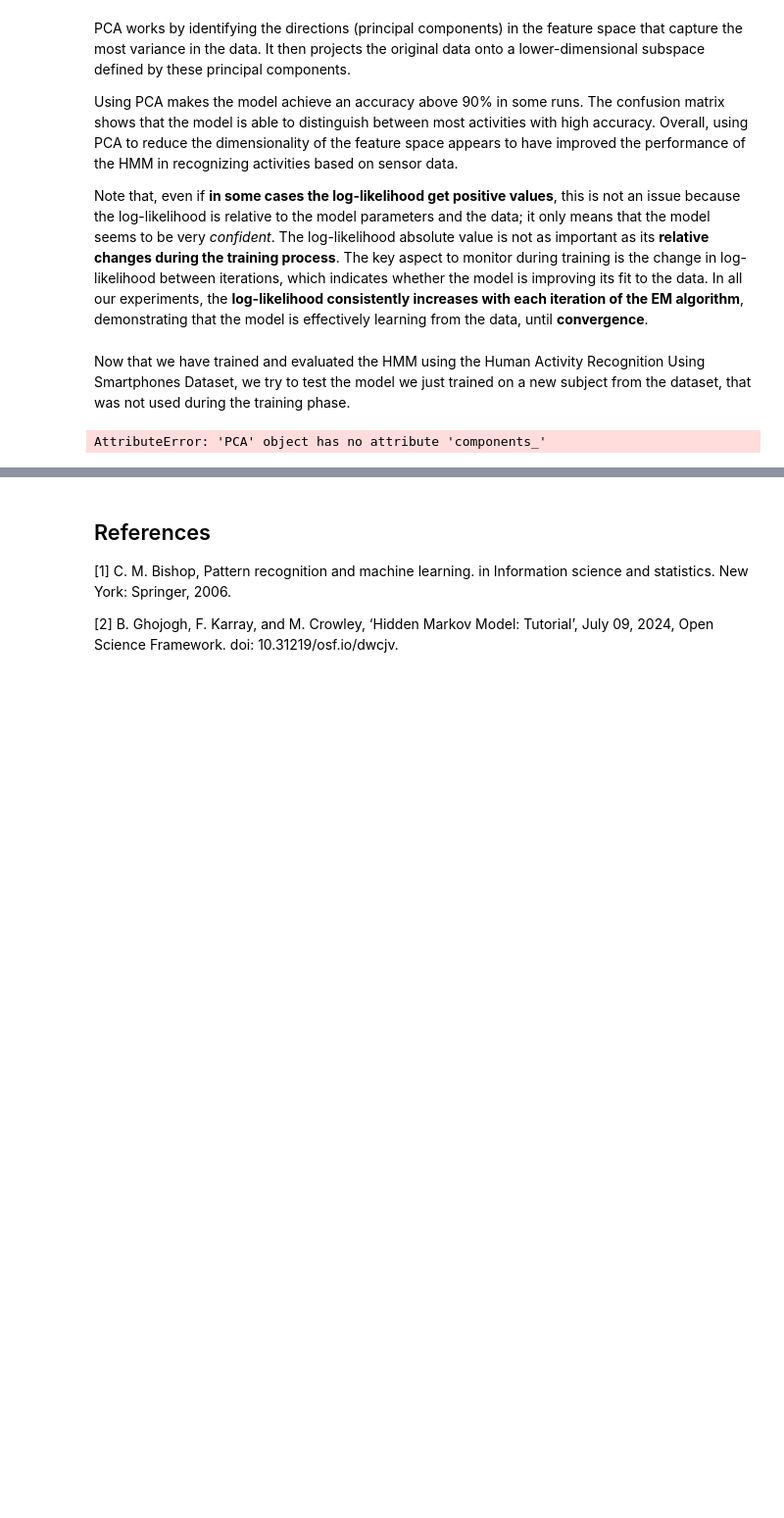
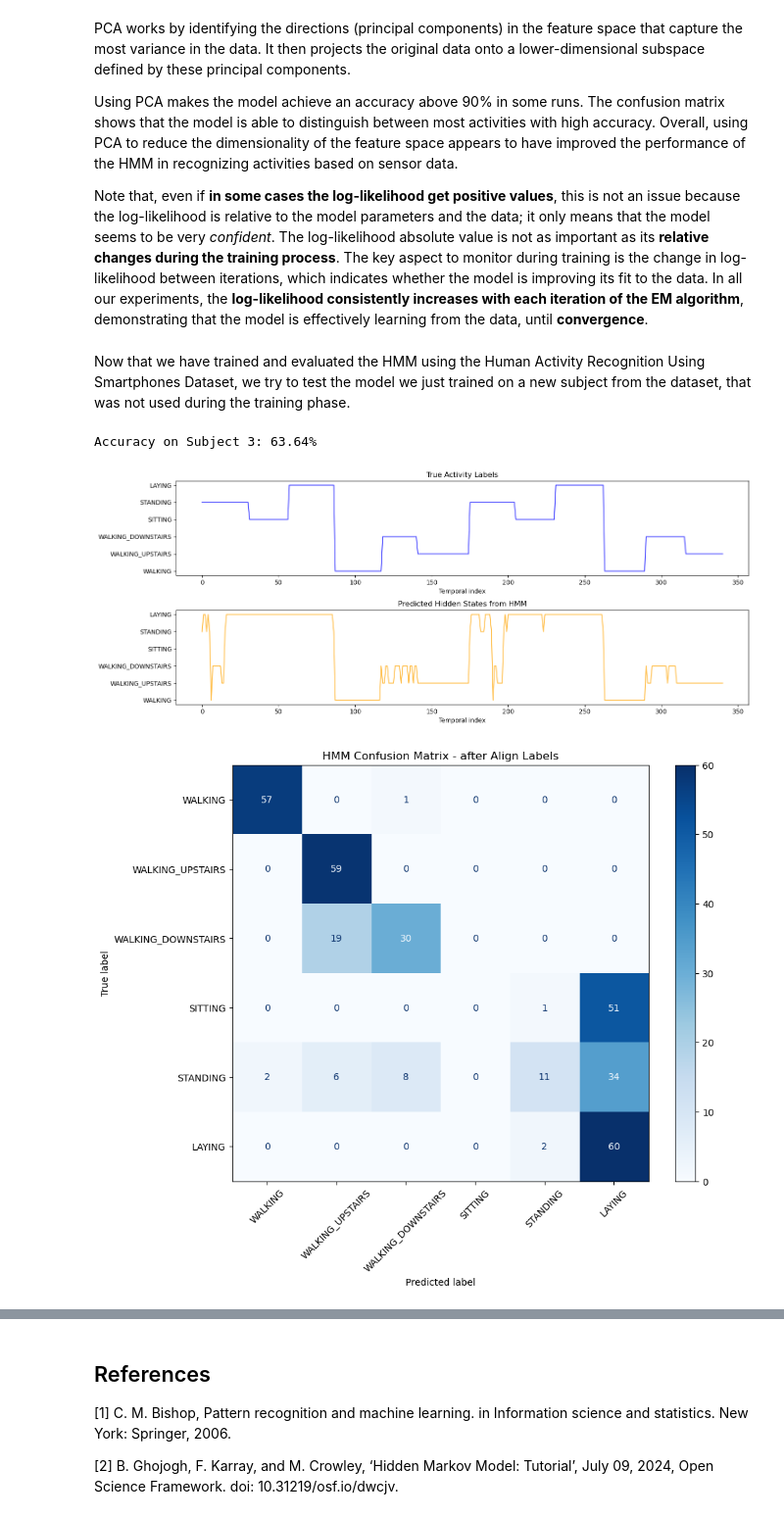
Before and after one commit to teolotti/LAB-ML, a Jupyter notebook: HMM.ipynb, the cells around one changed output, grey strips where cells are left out. Shown at 98% size. Drawn from its saved outputs; the diff is of its cells as text; code cells hidden in the pictures; blank space fills up the shorter version.

```diff
--- a/HMM.ipynb
+++ b/HMM.ipynb
@@ -837,22 +838,23 @@ Now that we have trained and evaluated the HMM using the Human Activity Recognit
 # %%
 features_idxs = list(range(561))
 
 X, Z_true, labels = load_har_by_subject(subject_id=3, selected_features=features_idxs)
 
 # Standardize features
 scaler = StandardScaler()
 X_scaled = scaler.fit_transform(X)
 # Apply PCA to reduce to 12 dimensions
-pca = PCA(n_components=12)
 X_pca = pca.transform(X_scaled)
 K = 12
 z_pred = viterbi(hmm_trained, X_pca)
 z_pred_aligned = align_labels(Z_true, z_pred)
 print(f'Accuracy on Subject 3: {np.mean(Z_true == z_pred_aligned) * 100:.2f}%')
 plot_comparison(Z_true, z_pred_aligned, labels)
 plot_hmm_confusion_matrix(Z_true, z_pred_aligned, labels)
 # %% [output]
-AttributeError: 'PCA' object has no attribute 'components_'
+Accuracy on Subject 3: 63.64%
+[figure, added]
+[figure, added]
 # %%
 X, Z_true, labels = load_har_by_subject(subject_id=5, selected_features=features_idxs)
 
```
Also changed, not shown: parts of 2 cells of this notebook.
